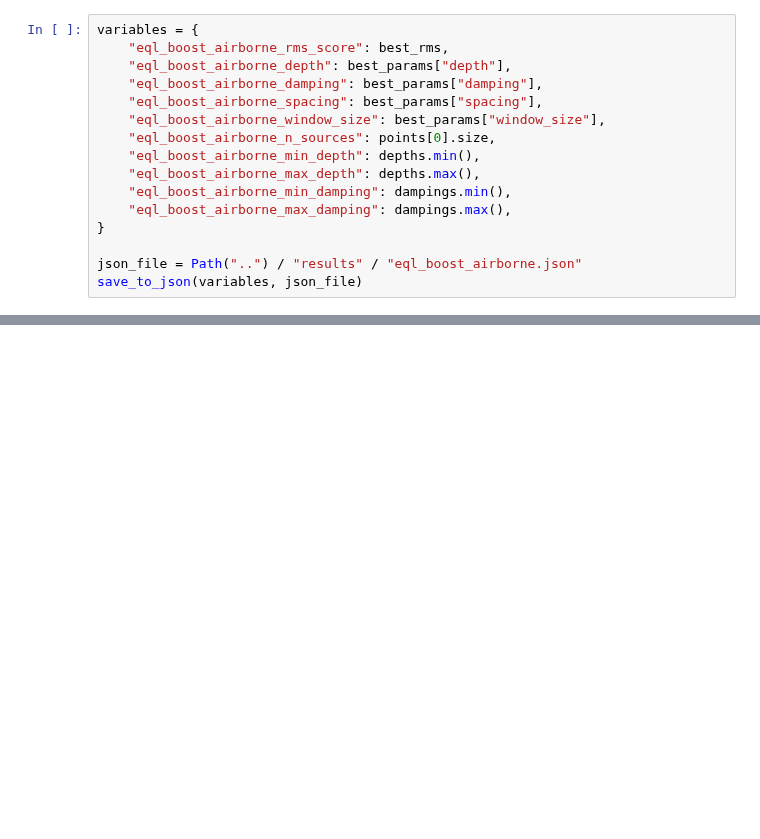
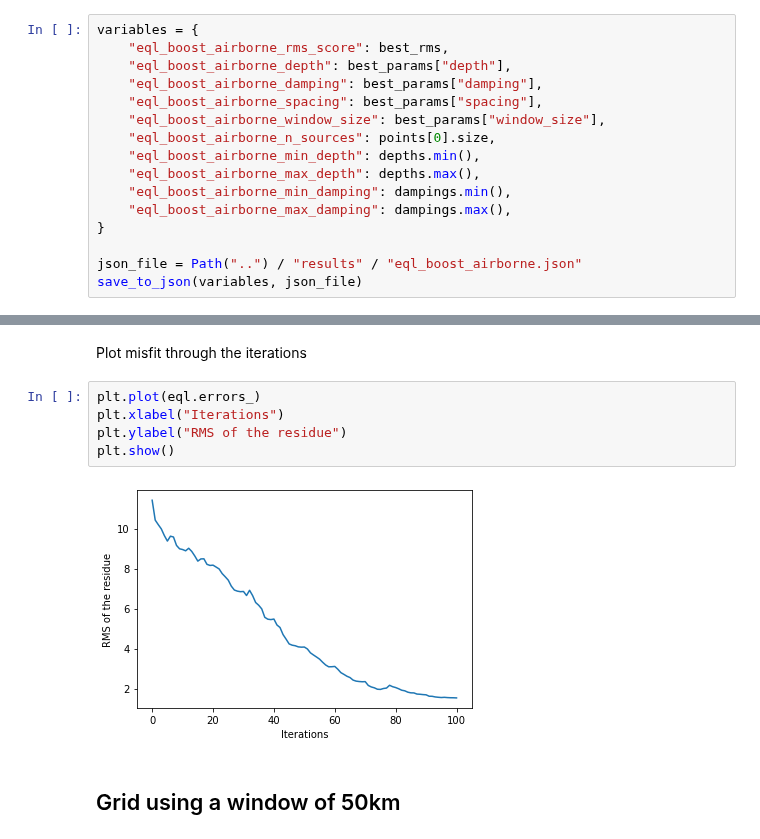
Before and after one commit to compgeolab/eql-gradient-boosted, a Jupyter notebook: notebooks/10-eql-boost-synthetic.ipynb, the cells around one changed output, grey strips where cells are left out. Cells and saved outputs as stored; diff of their text form; blank space fills up the shorter version.

```diff
--- a/notebooks/10-eql-boost-synthetic.ipynb
+++ b/notebooks/10-eql-boost-synthetic.ipynb
@@ -210,0 +243,11 @@ save_to_json(variables, json_file)
+# %% [markdown]
+Plot misfit through the iterations
+# %%
+plt.plot(eql.errors_)
+plt.xlabel("Iterations")
+plt.ylabel("RMS of the residue")
+plt.show()
+# %% [output]
+[figure, added]
+# %% [markdown]
+## Grid using a window of 50km
```
Also changed, not shown: parts of 17 cells of this notebook, 3 other files.
